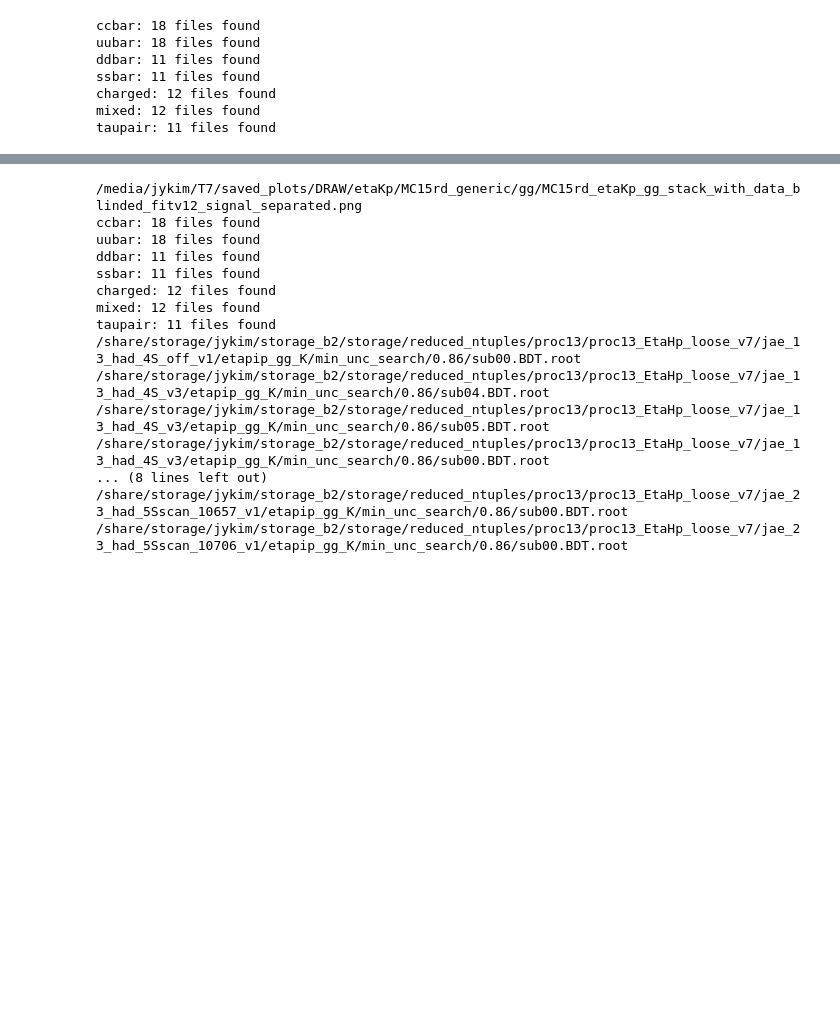
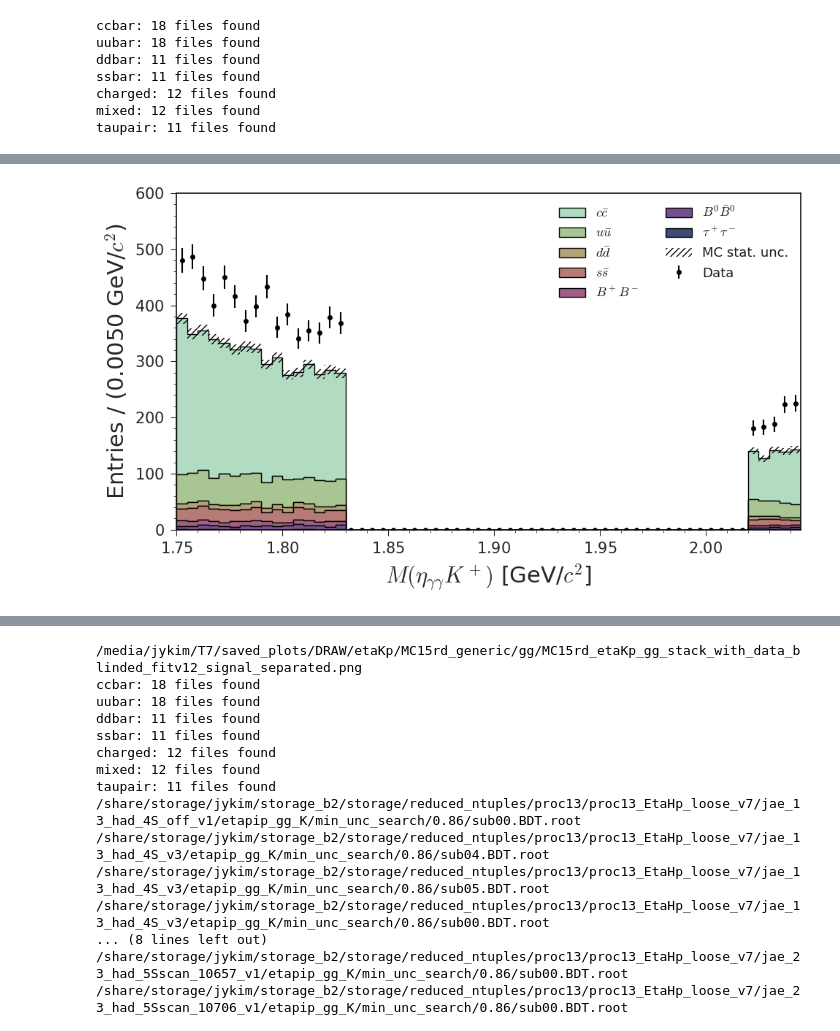
Before and after one commit to jykim-physics/DRAW_and_FITTING, a Jupyter notebook: main/Dpetapip/draw/after_BDT/proc13_etaKp_gg.ipynb, the cells around one changed output, grey strips where cells are left out. Saved outputs shown, nothing was run; the diff lists cells and outputs as text; code cells hidden in the pictures; blank space fills up the shorter version.

```diff
--- a/main/Dpetapip/draw/after_BDT/proc13_etaKp_gg.ipynb
+++ b/main/Dpetapip/draw/after_BDT/proc13_etaKp_gg.ipynb
@@ -39,7 +39,9 @@ def load_root_files(dir_list, tags, tree, cut, variables, bdt_cut):
     file_map = {tag: [] for tag in tags}
     for tag in tags:
         for d in dir_list:
-            pattern = os.path.join(d,f"{tree}", "min_unc_search", f"{bdt_cut}", "weighted", f"weighted_{tag}*.root")
+            # pattern = os.path.join(d,f"{tree}", "min_unc_search", f"{bdt_cut}", "weighted", f"weighted_{tag}*.root")
+            pattern = os.path.join(d,f"{tree}", "no_bdt_no_pi0veto", "weighted", f"weighted_{tag}*.root")
+
             # print(pattern)
             matched_files = glob.glob(pattern)
             matched_files.sort()
@@ -59,7 +61,9 @@ def load_data_files(data_dir_list, tree, cut, variables):
     dfs = []
     for d in data_dir_list:
         # print(os.path.join(d, f"{tree}","min_unc_search", f"{bdt_cut}", "*BDT.root"))
-        for file in glob.glob(os.path.join(d, f"{tree}","min_unc_search", f"{bdt_cut}", "*BDT.root")):
+        # for file in glob.glob(os.path.join(d, f"{tree}","min_unc_search", f"{bdt_cut}", "*BDT.root")):
+        for file in glob.glob(os.path.join(d, f"{tree}","no_bdt_no_pi0veto", f"{bdt_cut}", "*BDT.root")):
+
             print(file)
             try:
                 dfs.append(get_pd(file=file, tree=tree, base_filter=cut, variables=variables))
@@ -97,8 +101,10 @@ def plot_stack_with_data(dataframes, tag_order, labels, data_df, var, bins, nbin
 
     ax.set_xlim(*bins)
     ax.set_xlabel(xlabel)
-    ax.set_ylabel(f"Entries / ({bin_width:.3f} GeV/$c^2$)")
-    ax.legend(loc="upper left", ncol=2, prop={'size':13})
+    ax.set_ylabel(f"Entries / ({bin_width:.4f} GeV/$c^2$)")
+    # ax.legend(loc="upper left", ncol=2, prop={'size':13})
+    ax.legend(loc="best", ncol=2, prop={'size':13})
+
     plt.tight_layout()
     plt.savefig(output)
     plt.show()
@@ -186,0 +214,12 @@ plot_stack_with_data(mc_data, tag_order, labels, data_df, var, bins, nbins, xlab
+# %%
+# 플롯
+
+var = "Dp_M"
+bins = (1.75,2.045)
+nbins = 59
+
+xlabel = r"$M(\eta_{\gamma\gamma}K^+)$ [GeV/$c^2$]"
+output = os.path.join(plot_dir, "MC15rd_etaKp_gg_stack_with_data_blinded_fitv12_yes_bdt_yes_pi0veto.png")
+plot_stack_with_data(mc_data, tag_order, labels, data_df, var, bins, nbins, xlabel, output)
+# %% [output]
+[figure, added]
```
Also changed, not shown: parts of 5 cells of this notebook, 55 other files.
